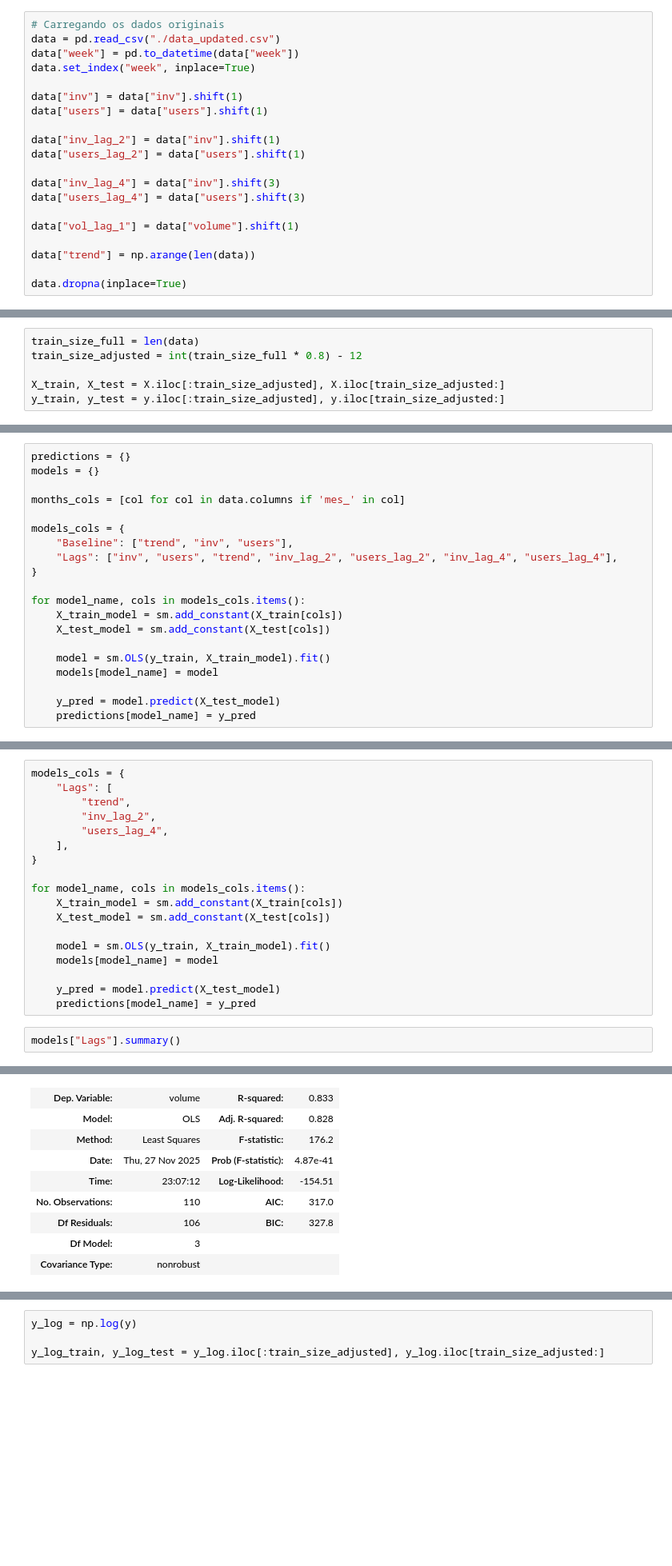
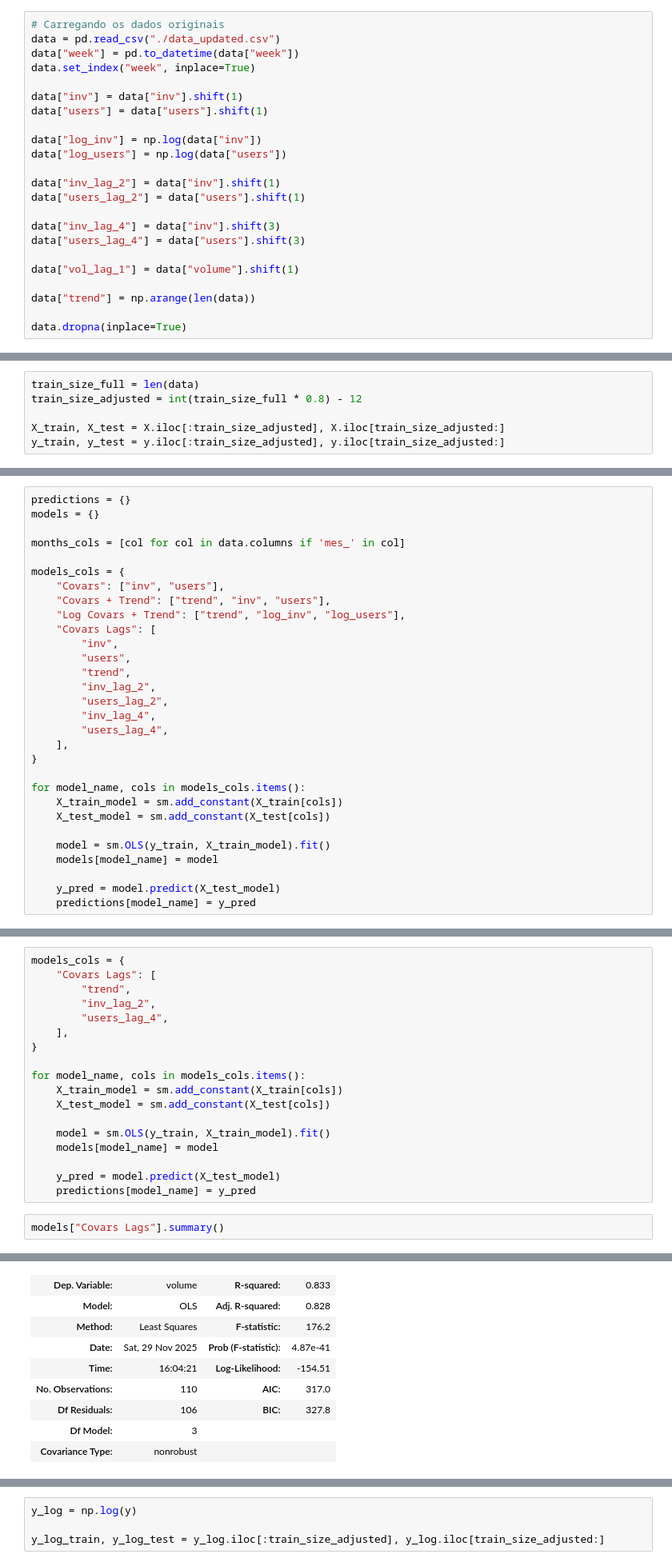
Before and after one commit to kauanmaf/Time-Series-A2, a Jupyter notebook: reg_lin_a2.ipynb, the cells around one changed output, grey strips where cells are left out. Shown: that part at 80% size. Cells and saved outputs as stored; diff of their text form; blank space fills up the shorter version.

```diff
--- a/reg_lin_a2.ipynb
+++ b/reg_lin_a2.ipynb
@@ -21,6 +23,9 @@ data.set_index("week", inplace=True)
 
 data["inv"] = data["inv"].shift(1)
 data["users"] = data["users"].shift(1)
+
+data["log_inv"] = np.log(data["inv"])
+data["log_users"] = np.log(data["users"])
 
 data["inv_lag_2"] = data["inv"].shift(1)
 data["users_lag_2"] = data["users"].shift(1)
@@ -121,8 +132,18 @@ models = {}
 months_cols = [col for col in data.columns if 'mes_' in col]
 
 models_cols = {
-    "Baseline": ["trend", "inv", "users"],
-    "Lags": ["inv", "users", "trend", "inv_lag_2", "users_lag_2", "inv_lag_4", "users_lag_4"],
+    "Covars": ["inv", "users"],
+    "Covars + Trend": ["trend", "inv", "users"],
+    "Log Covars + Trend": ["trend", "log_inv", "log_users"],
+    "Covars Lags": [
+        "inv",
+        "users",
+        "trend",
+        "inv_lag_2",
+        "users_lag_2",
+        "inv_lag_4",
+        "users_lag_4",
+    ],
 }
 
 for model_name, cols in models_cols.items():
@@ -203,6 +258,6 @@ Notes:
 # %%
 models_cols = {
-    "Lags": [
+    "Covars Lags": [
         "trend",
         "inv_lag_2",
         "users_lag_4",
@@ -219,14 +274,14 @@ for model_name, cols in models_cols.items():
     y_pred = model.predict(X_test_model)
     predictions[model_name] = y_pred
 # %%
-models["Lags"].summary()
+models["Covars Lags"].summary()
 # %% [output]
 OLS Regression Results
 | Dep. Variable: | volume | R-squared: | 0.833 |
 | Model: | OLS | Adj. R-squared: | 0.828 |
 | Method: | Least Squares | F-statistic: | 176.2 |
-| Date: | Thu, 27 Nov 2025 | Prob (F-statistic): | 4.87e-41 |
-| Time: | 23:07:12 | Log-Likelihood: | -154.51 |
+| Date: | Sat, 29 Nov 2025 | Prob (F-statistic): | 4.87e-41 |
+| Time: | 16:04:21 | Log-Likelihood: | -154.51 |
 | No. Observations: | 110 | AIC: | 317.0 |
 | Df Residuals: | 106 | BIC: | 327.8 |
 | Df Model: | 3 |  |  |
```
Also changed, not shown: parts of 28 cells of this notebook.
